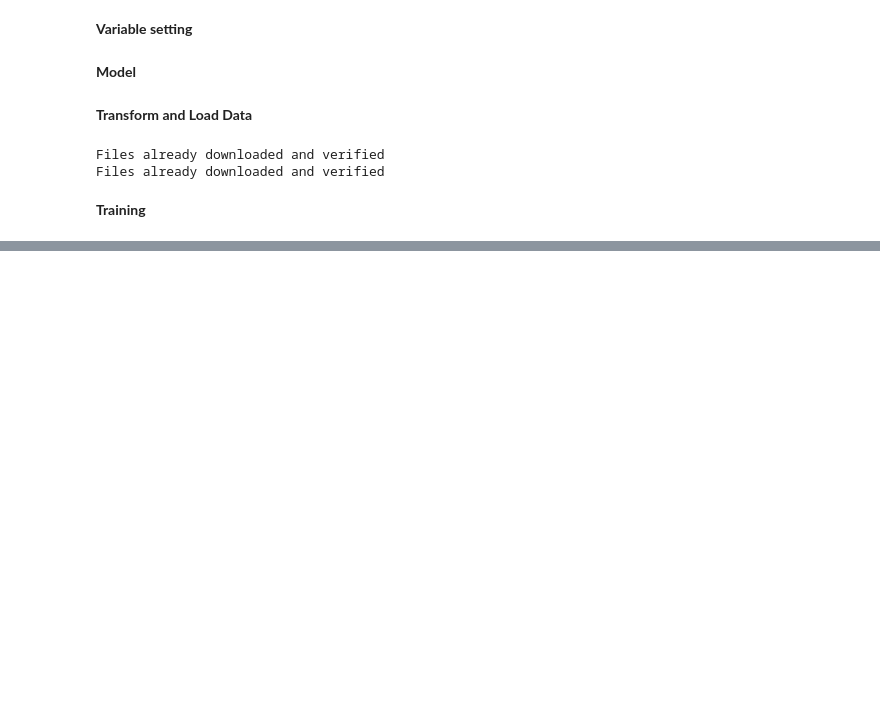
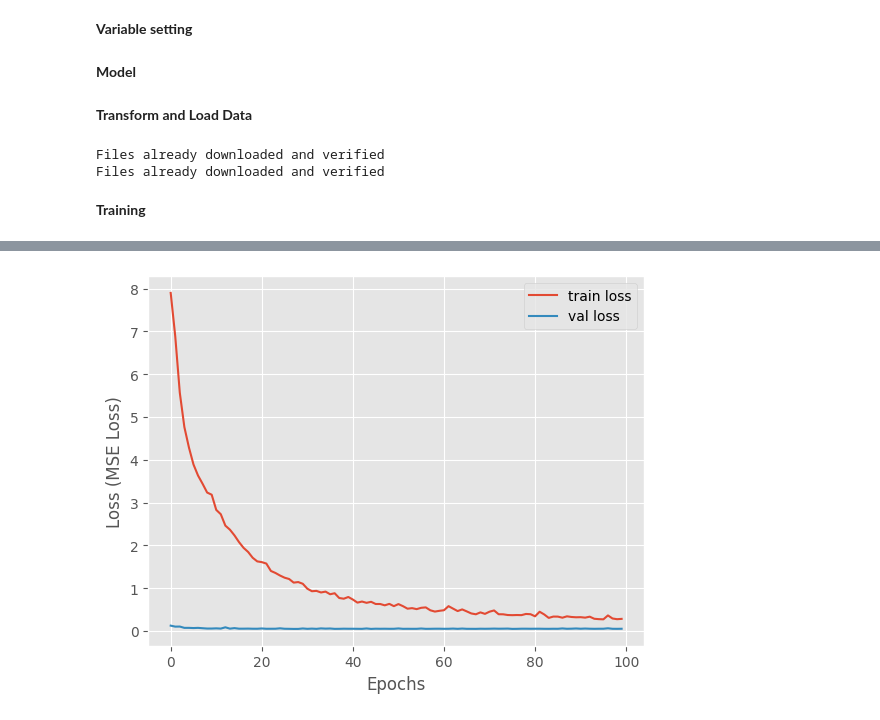
Before and after one commit to chriscamano/871_project, a Jupyter notebook: experiments/unet.ipynb, the cells around one changed output, grey strips where cells are left out. Drawn from its saved outputs; the diff is of its cells as text; code cells hidden in the pictures; blank space fills up the shorter version.

```diff
--- a/experiments/unet.ipynb
+++ b/experiments/unet.ipynb
@@ -51,7 +51,7 @@ torch.manual_seed(seed_value)
 # %%
 BATCH_SIZE = 64
 NUM_EPOCHS = 100
-LR = 0.001
+LR = 0.01
 # %% [markdown]
 **Model**
 # %%
@@ -245,0 +279,11 @@ RuntimeError: shape '[64, 32, 32]' is invalid for input of size 655360
+# %%
+import matplotlib.pyplot as plt
+plt.style.use("ggplot")
+plt.plot(summary['train_losses_history'], label="train loss")
+plt.plot(summary['val_losses_history'], label="val loss")
+plt.xlabel('Epochs')
+plt.ylabel('Loss (MSE Loss)')
+plt.legend()
+plt.show()
+# %% [output]
+[figure, added]
```
Also changed, not shown: parts of 5 cells of this notebook.
